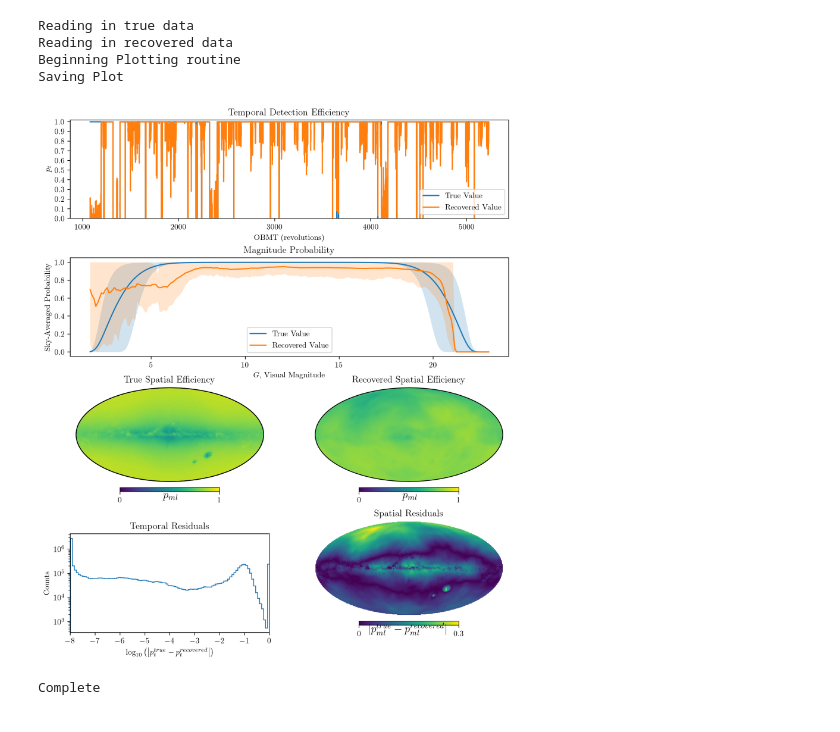
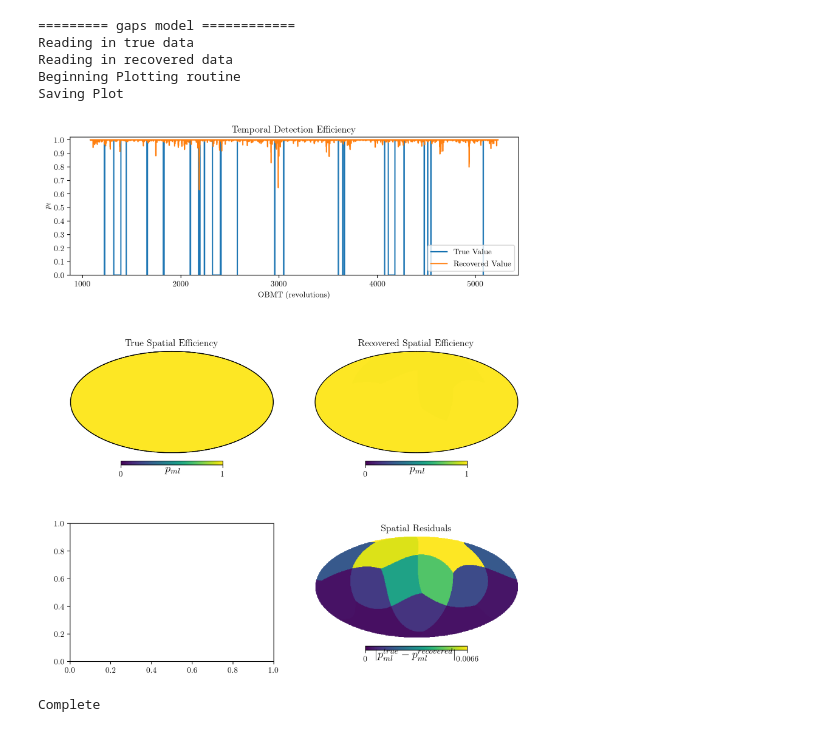
Before and after one commit to gaiaverse/Gaia-EDR3-selection-function, a Jupyter notebook: OutputAnalysis/JackPlotting/JuypterPlotter.ipynb, the cells around one changed output. Saved outputs shown, nothing was run; the diff lists cells and outputs as text; code cells hidden in the pictures.

```diff
--- a/OutputAnalysis/JackPlotting/JuypterPlotter.ipynb
+++ b/OutputAnalysis/JackPlotting/JuypterPlotter.ipynb
@@ -218,7 +218,7 @@ def baseComparisonPlot(fig,truept,truepml,pt,pml,gaps,Nm_true,Nm):
 
 
     fig.add_subplot(gs[ny-1,0])
-    temporalResiduals(pt,truept)
+    # temporalResiduals(pt,truept)
 
     if magPlot:
         fig.add_subplot(gs[1,:])
@@ -360,19 +360,20 @@ def fullSuite(usingCurrent = True,combo = ["flat","gaps","galaxy","full"]):
                 if model in mags:
                      multiMagFrame(model + "_mag.png",fullDataDir,fullSimDir,final)
 # %%
-# fullSuite(True, combo = ["gaps","full"])
+fullSuite(True, combo = ["gaps"])
+# %% [output]
+========= gaps model ============
+Reading in true data
+Reading in recovered data
+Beginning Plotting routine
+Saving Plot
+[figure, added]
+Complete
 # %%
-directory = "../../../CodeOutput/Production_BurnIn2/"
-final = "FinalPosition_TransformedParameters.dat"
-current = "TempPositions/TempPosition170_TransformedParameters.dat"
-dataDir = "../../../Data/TestSets/full/"
-fullSimDir = directory
-baseFrame("test.png",dataDir,fullSimDir,current)
+# directory = "../../../CodeOutput/Production_BurnIn2/"
+# final = "FinalPosition_TransformedParameters.dat"
+# current = "TempPositions/TempPosition170_TransformedParameters.dat"
+# dataDir = "../../../Data/TestSets/full/"
+# fullSimDir = directory
+# baseFrame("test.png",dataDir,fullSimDir,current)
-# %% [output]
-Reading in true data
-Reading in recovered data
-Beginning Plotting routine
-Saving Plot
-[figure, removed]
-Complete
 # %%
```
Also changed, not shown: parts of 1 cell of this notebook, 2 other files.
